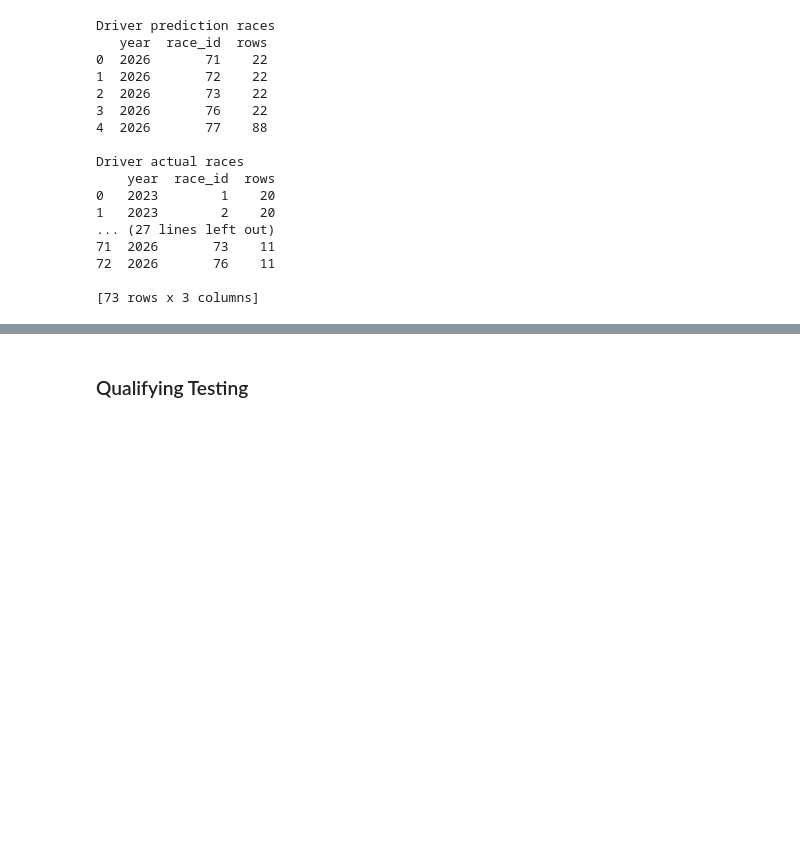
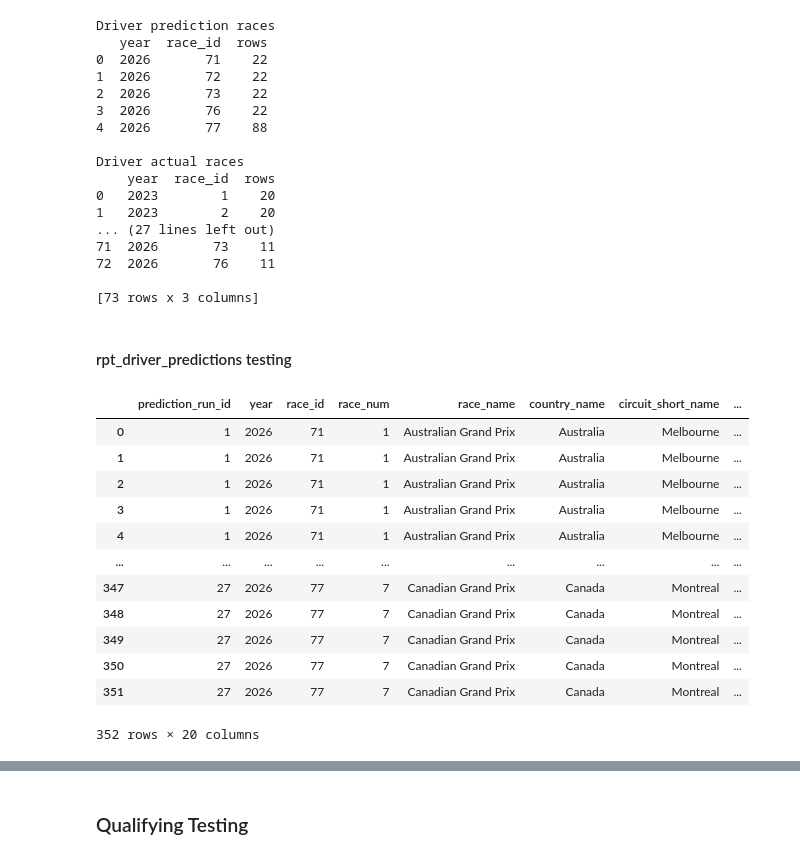
Before and after one commit to jguptil1/F1Fantasy, a Jupyter notebook: src/ingestion/database_testing.ipynb, the cells around one changed output, grey strips where cells are left out. Drawn from its saved outputs; the diff is of its cells as text; code cells hidden in the pictures; blank space fills up the shorter version.

Commit message:
model evaluation report view added

```diff
--- a/src/ingestion/database_testing.ipynb
+++ b/src/ingestion/database_testing.ipynb
@@ -2814,3 +2842,57 @@ Driver actual races
 72  2026       76    11
 
 [73 rows x 3 columns]
+# %% [markdown]
+#### rpt_driver_predictions testing
+# %%
+with duckdb.connect(str(DATABASE_PATH), read_only=True) as con:
+    result = con.execute("""
+                SELECT
+                    p.prediction_run_id,
+                    p.year,
+                    p.race_id,
+                    r.race_num,
+                    r.race_name,
+                    r.country_name,
+                    r.circuit_short_name,
+                    r.is_sprint_weekend,
+
+                    p.driver_id,
+                    d.driver_name,
+                    d.name_acronym as driver_acronym,
+                    p.constructor_id,
+                    c.constructor_name,
+
+                    p.predicted_points,
+                    p.model_name,
+                    p.model_version,
+                    p.feature_set_version,
+                    p.target_variable,
+                    p.is_production_run,
+                    p.prediction_timestamp
+
+                FROM fact_driver_predictions p
+                LEFT JOIN dim_driver d
+                    ON p.driver_id = d.driver_id
+                LEFT JOIN dim_constructor c
+                    ON p.constructor_id = c.constructor_id
+                LEFT JOIN dim_race r
+                    ON p.race_id = r.race_id
+                ORDER BY p.prediction_run_id, p.predicted_points DESC
+                """).df()
+
+result
+# %% [output]
+|  | prediction_run_id | year | race_id | race_num | race_name | country_name | circuit_short_name | ... |
+| 0 | 1 | 2026 | 71 | 1 | Australian Grand Prix | Australia | Melbourne | ... |
+| 1 | 1 | 2026 | 71 | 1 | Australian Grand Prix | Australia | Melbourne | ... |
+| 2 | 1 | 2026 | 71 | 1 | Australian Grand Prix | Australia | Melbourne | ... |
+| 3 | 1 | 2026 | 71 | 1 | Australian Grand Prix | Australia | Melbourne | ... |
+| 4 | 1 | 2026 | 71 | 1 | Australian Grand Prix | Australia | Melbourne | ... |
+| ... | ... | ... | ... | ... | ... | ... | ... | ... |
+| 347 | 27 | 2026 | 77 | 7 | Canadian Grand Prix | Canada | Montreal | ... |
+| 348 | 27 | 2026 | 77 | 7 | Canadian Grand Prix | Canada | Montreal | ... |
+| 349 | 27 | 2026 | 77 | 7 | Canadian Grand Prix | Canada | Montreal | ... |
+| 350 | 27 | 2026 | 77 | 7 | Canadian Grand Prix | Canada | Montreal | ... |
+| 351 | 27 | 2026 | 77 | 7 | Canadian Grand Prix | Canada | Montreal | ... |
+352 rows × 20 columns
```
Also changed, not shown: parts of 15 cells of this notebook, 3 other files.
